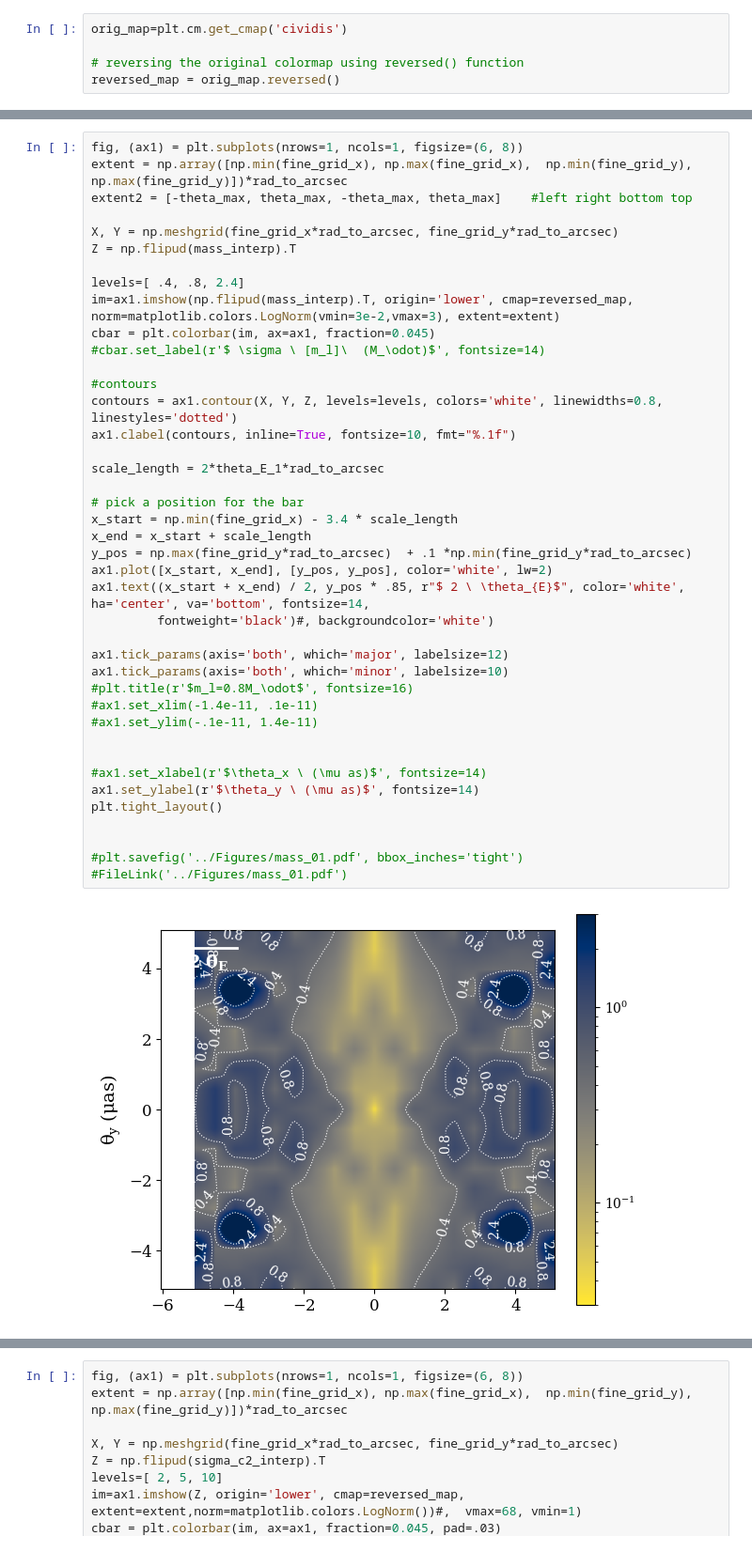
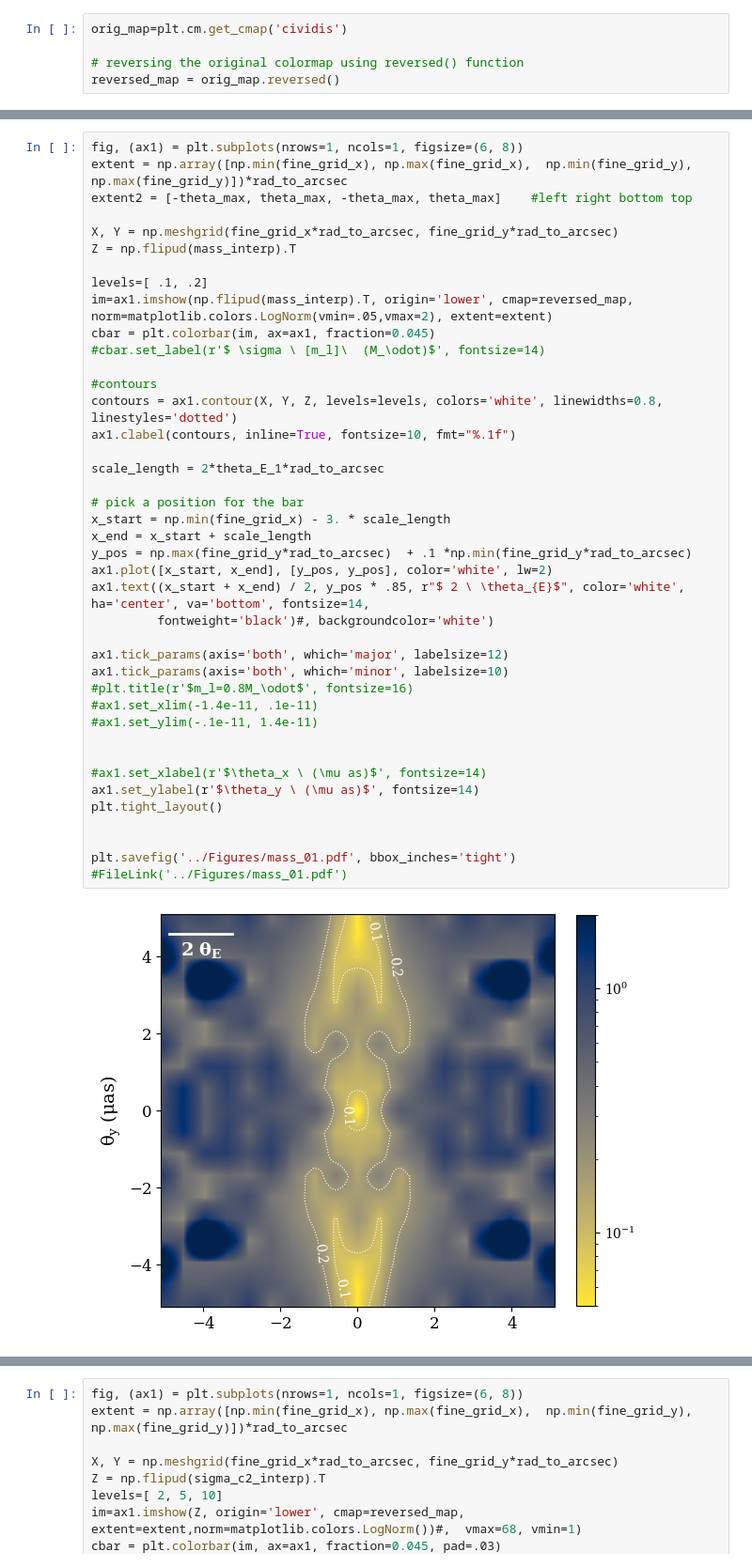
Before and after one commit to abby-moran/Quasar_microlensing_public, a Jupyter notebook: interp_grid01.ipynb, the cells around one changed output, grey strips where cells are left out. Shown at 94% size. Cells and saved outputs as stored; diff of their text form.

```diff
--- a/interp_grid01.ipynb
+++ b/interp_grid01.ipynb
@@ -985,41 +989,41 @@ extent2 = [-theta_max, theta_max, -theta_max, theta_max]    #left right bottom t
 X, Y = np.meshgrid(fine_grid_x*rad_to_arcsec, fine_grid_y*rad_to_arcsec)
 Z = np.flipud(mass_interp).T
 
-levels=[ .4, .8, 2.4]
-im=ax1.imshow(np.flipud(mass_interp).T, origin='lower', cmap=reversed_map, norm=matplotlib.colors.LogNorm(vmin=3e-2,vmax=3), extent=extent)
+levels=[ .1, .2]
+im=ax1.imshow(np.flipud(mass_interp).T, origin='lower', cmap=reversed_map, norm=matplotlib.colors.LogNorm(vmin=.05,vmax=2), extent=extent)
 cbar = plt.colorbar(im, ax=ax1, fraction=0.045)
 #cbar.set_label(r'$ \sigma \ [m_l]\  (M_\odot)$', fontsize=14)
 
 #contours
 contours = ax1.contour(X, Y, Z, levels=levels, colors='white', linewidths=0.8, linestyles='dotted')
 ax1.clabel(contours, inline=True, fontsize=10, fmt="%.1f")
 
 scale_length = 2*theta_E_1*rad_to_arcsec
 
 # pick a position for the bar
-x_start = np.min(fine_grid_x) - 3.4 * scale_length
+x_start = np.min(fine_grid_x) - 3. * scale_length
 x_end = x_start + scale_length
 y_pos = np.max(fine_grid_y*rad_to_arcsec)  + .1 *np.min(fine_grid_y*rad_to_arcsec)
 ax1.plot([x_start, x_end], [y_pos, y_pos], color='white', lw=2)
 ax1.text((x_start + x_end) / 2, y_pos * .85, r"$ 2 \ \theta_{E}$", color='white', ha='center', va='bottom', fontsize=14,
          fontweight='black')#, backgroundcolor='white')
 
 ax1.tick_params(axis='both', which='major', labelsize=12)
 ax1.tick_params(axis='both', which='minor', labelsize=10)
 #plt.title(r'$m_l=0.8M_\odot$', fontsize=16)
 #ax1.set_xlim(-1.4e-11, .1e-11)
 #ax1.set_ylim(-.1e-11, 1.4e-11)
 
 
 #ax1.set_xlabel(r'$\theta_x \ (\mu as)$', fontsize=14)
 ax1.set_ylabel(r'$\theta_y \ (\mu as)$', fontsize=14)
 plt.tight_layout()
 
 
-#plt.savefig('../Figures/mass_01.pdf', bbox_inches='tight')
+plt.savefig('../Figures/mass_01.pdf', bbox_inches='tight')
 #FileLink('../Figures/mass_01.pdf')
 # %% [output]
-[figure, old version]
+[figure, new version]
 # %%
 fig, (ax1) = plt.subplots(nrows=1, ncols=1, figsize=(6, 8))
 extent = np.array([np.min(fine_grid_x), np.max(fine_grid_x),  np.min(fine_grid_y), np.max(fine_grid_y)])*rad_to_arcsec
```
Also changed, not shown: parts of 5 cells of this notebook, 1 other file.
